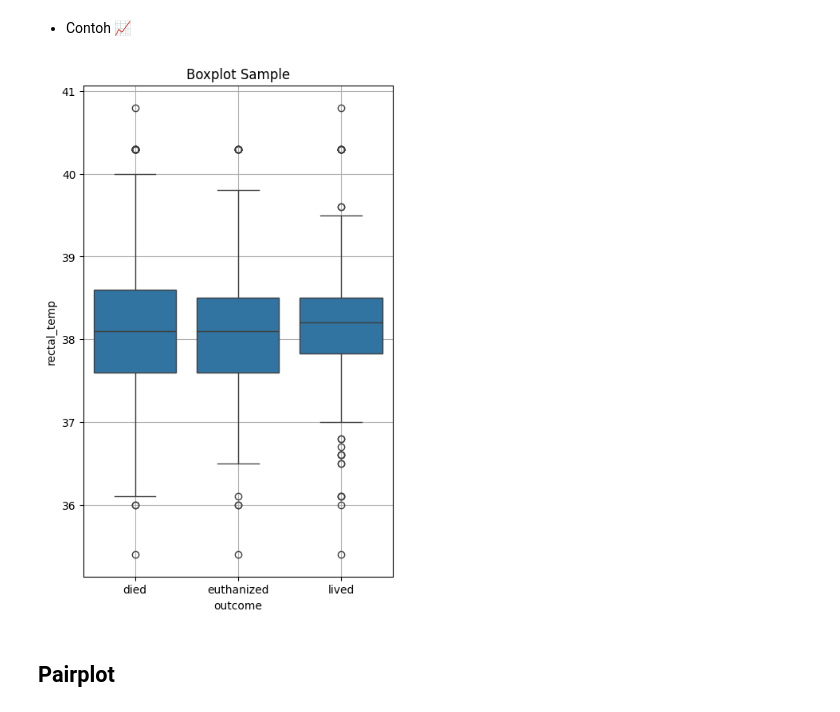
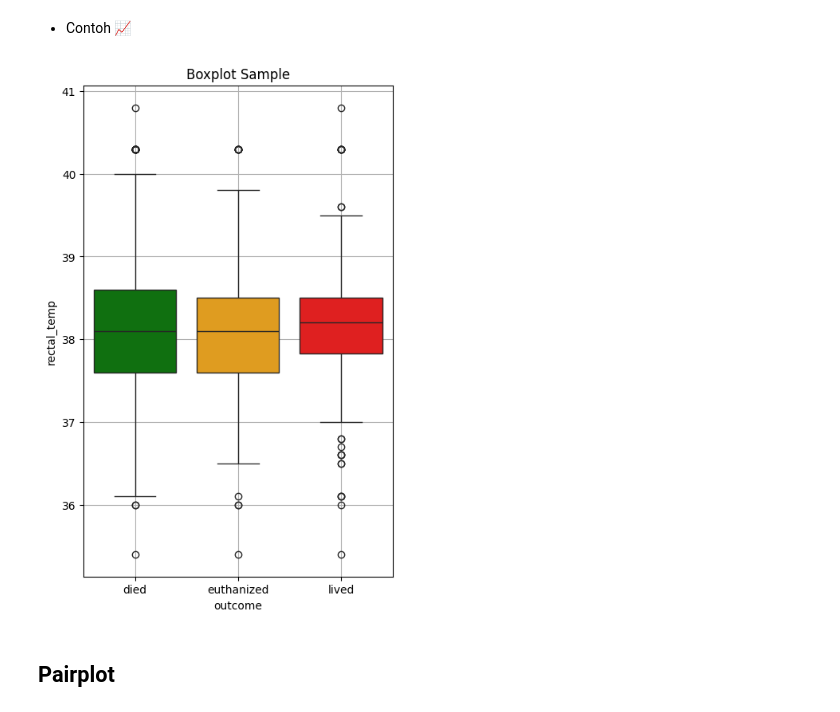
Before and after one commit to dhiiil/BCC-Prepocessing-n-EDA, a Jupyter notebook: Exploratory.ipynb, the cells around one changed output. Drawn from its saved outputs; the diff is of its cells as text; code cells hidden in the pictures.

```diff
--- a/Exploratory.ipynb
+++ b/Exploratory.ipynb
@@ -411,11 +421,12 @@ P-Value: 9.515417931070396e-13
 - Contoh 📈
 # %%
 plt.figure(figsize=(5,8))
-sns.boxplot(x=horse_health_data['outcome'], y=horse_health_data['rectal_temp'])
+sns.boxplot(x=horse_health_data['outcome'], y=horse_health_data['rectal_temp'], hue=horse_health_data['outcome'], palette=colors)
 plt.title("Boxplot Sample")
 plt.grid()
+%matplotlib inline
 # %% [output]
-[figure, old version]
+[figure, new version]
 # %%
 # experiment
 # %% [markdown]
```
Also changed, not shown: parts of 5 cells of this notebook.
